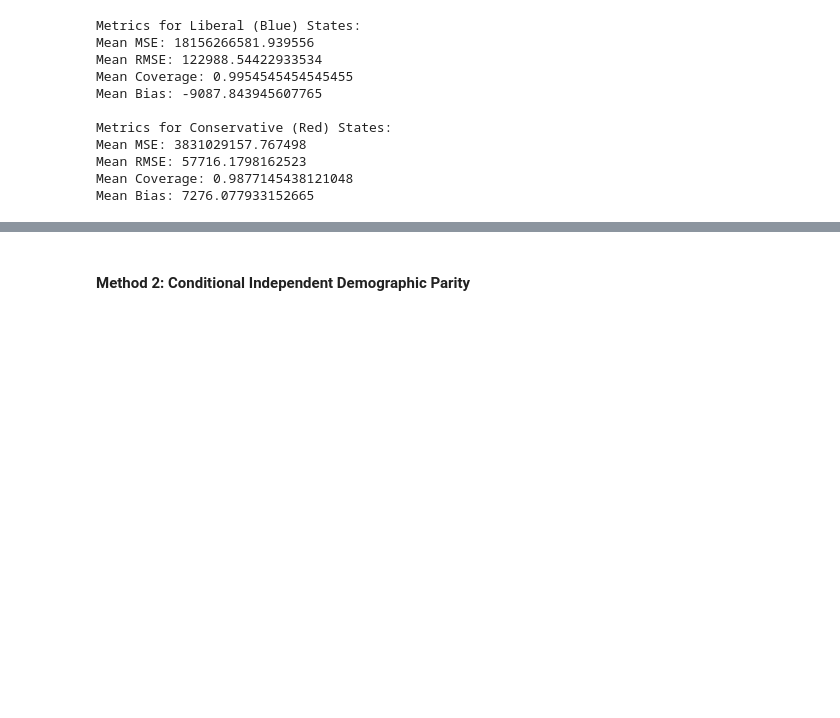
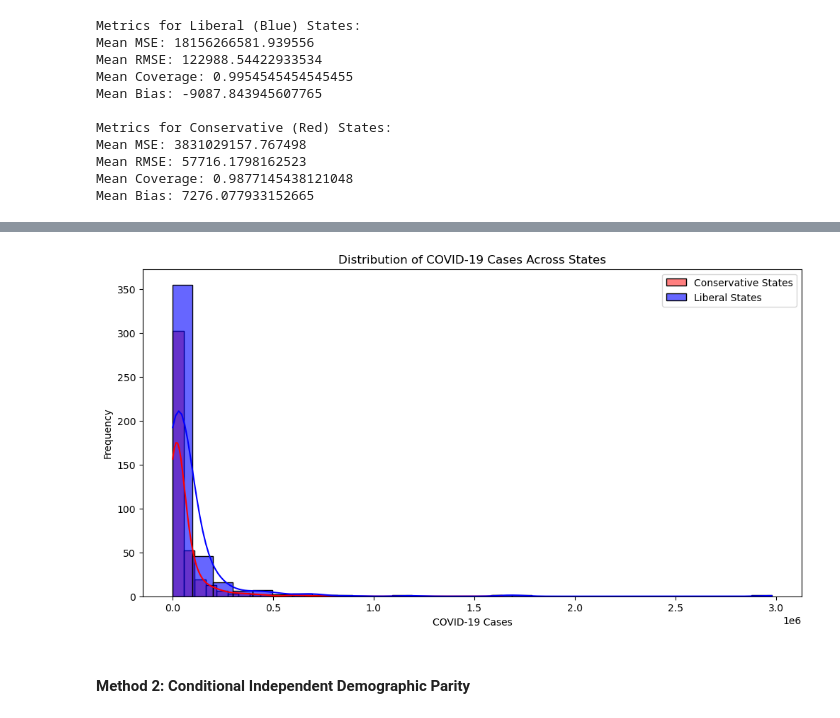
Before and after one commit to eunjeongc/covcast, a Jupyter notebook: Identifying and Mitigating Bias.ipynb, the cells around one changed output, grey strips where cells are left out. Drawn from its saved outputs; the diff is of its cells as text; code cells hidden in the pictures; blank space fills up the shorter version.

```diff
--- a/Identifying and Mitigating Bias.ipynb
+++ b/Identifying and Mitigating Bias.ipynb
@@ -263,3 +253,23 @@ plt.show()
+# %%
+import matplotlib.pyplot as plt
+import seaborn as sns
+
+plt.figure(figsize=(12, 6))
+
+conservative_states = df[df['liberalism'] == 0]
+sns.histplot(conservative_states['inc_case'], color='red', label='Conservative States', kde=True, bins=30)
+
+liberal_states = df[df['liberalism'] == 1]
+sns.histplot(liberal_states['inc_case'], color='blue', label='Liberal States', kde=True, bins=30, alpha=0.6)
+
+plt.title('Distribution of COVID-19 Cases Across States')
+plt.xlabel('COVID-19 Cases')
+plt.ylabel('Frequency')
+plt.legend()
+
+plt.show()
+# %% [output]
+[figure, added]
 # %% [markdown]
 #### Method 2: Conditional Independent Demographic Parity
 # %% [markdown]
```
Also changed, not shown: parts of 40 cells of this notebook, 2 other files.
